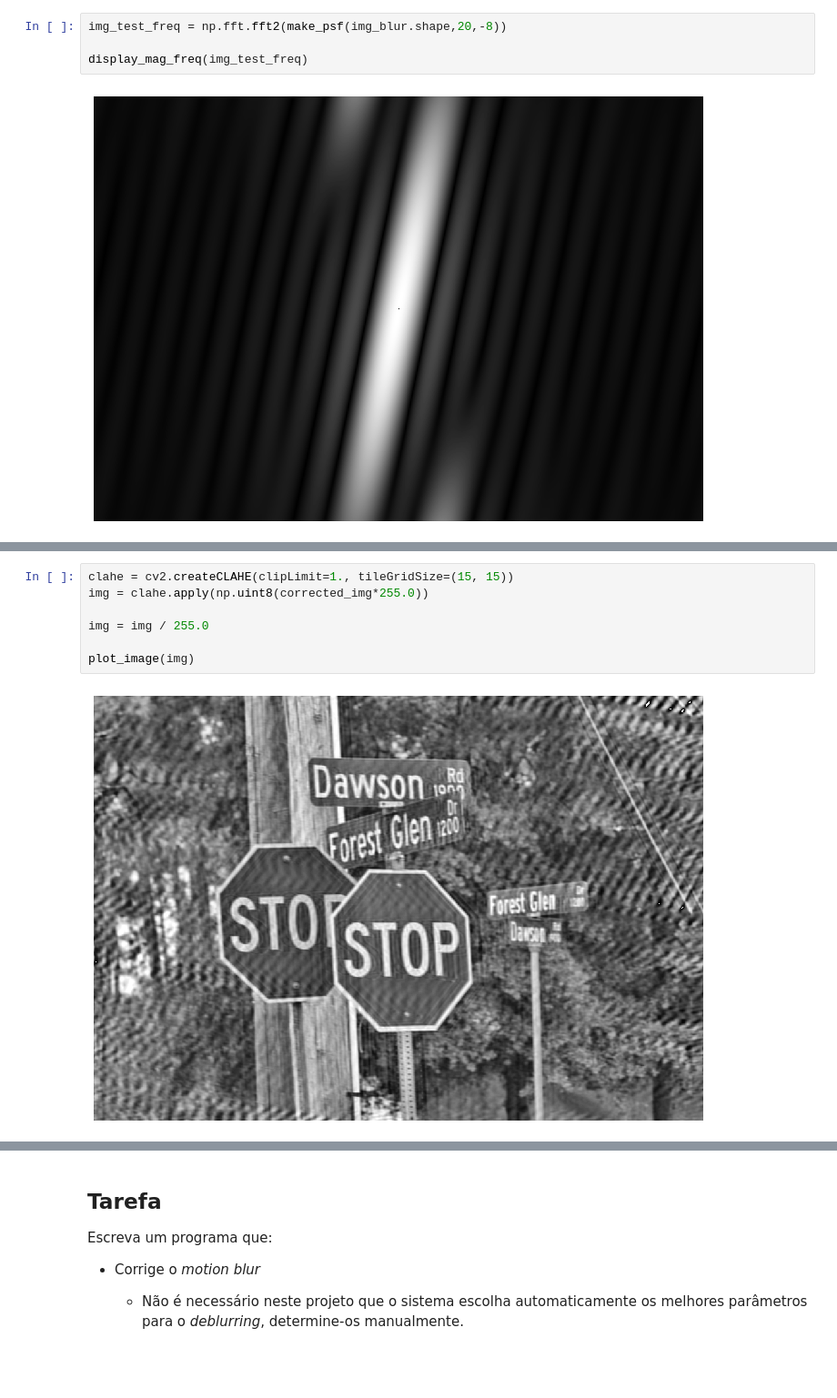
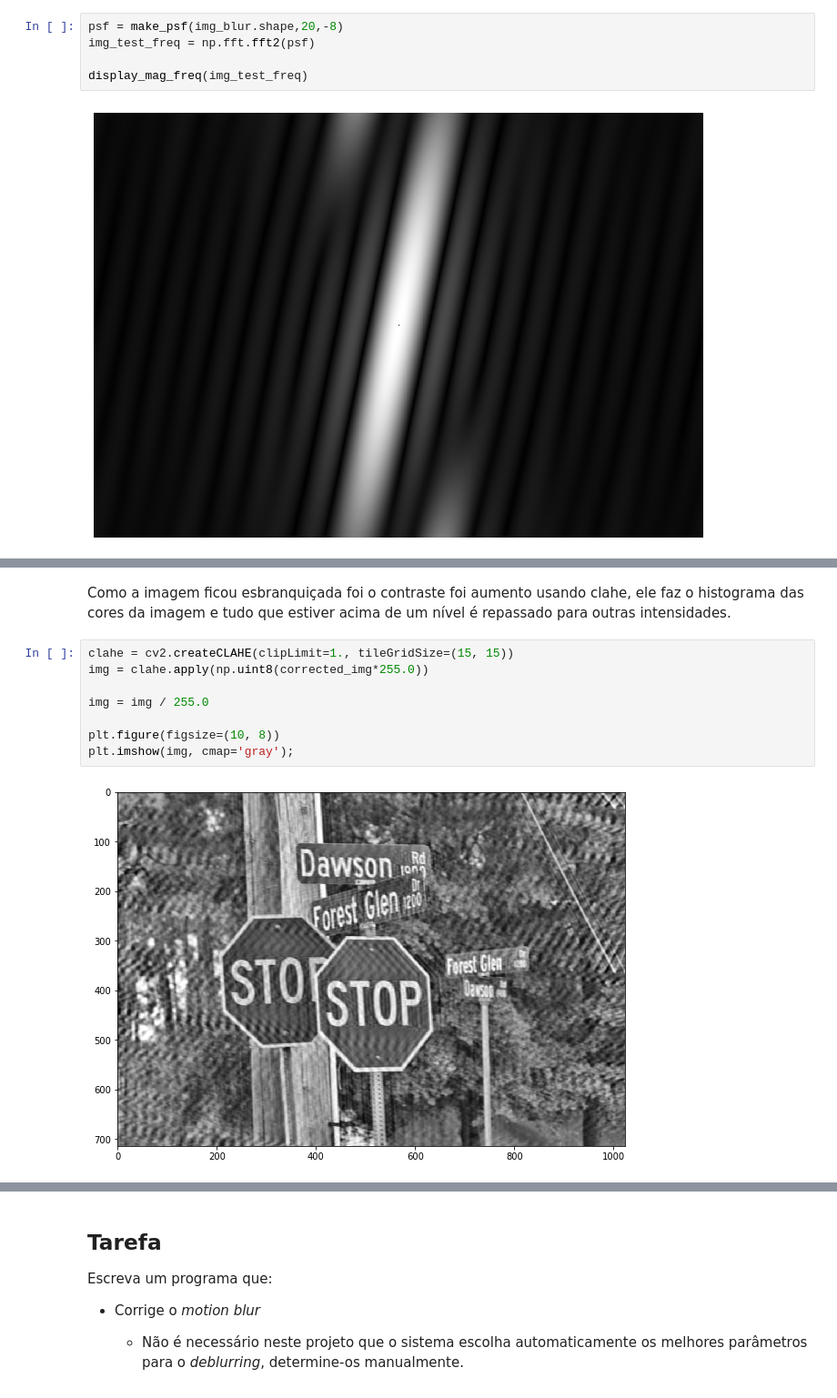
Before and after one commit to PauloTP/Visao_comp_2019, a Jupyter notebook: projeto1_2/Projeto 1-2.ipynb, the cells around one changed output, grey strips where cells are left out. Shown at 91% size. Saved outputs shown, nothing was run; the diff lists cells and outputs as text; blank space fills up the shorter version.

```diff
--- a/projeto1_2/Projeto 1-2.ipynb
+++ b/projeto1_2/Projeto 1-2.ipynb
@@ -38,5 +73,6 @@ display_mag_freq(img_test_freq)
 # %%
-img_test_freq = np.fft.fft2(make_psf(img_blur.shape,20,-8))
+psf = make_psf(img_blur.shape,20,-8)
+img_test_freq = np.fft.fft2(psf)
 
 display_mag_freq(img_test_freq)
 # %% [output]
@@ -90,11 +90,14 @@ plt.imshow(corrected_img, cmap='gray',vmin = 0,vmax=1);
 # %% [output]
 [figure]
+# %% [markdown]
+Como a imagem ficou esbranquiçada foi o contraste foi aumento usando clahe, ele faz o histograma das cores da imagem e tudo que estiver acima de um nível é repassado para outras intensidades.
 # %%
 clahe = cv2.createCLAHE(clipLimit=1., tileGridSize=(15, 15))
 img = clahe.apply(np.uint8(corrected_img*255.0))
 
 img = img / 255.0
 
-plot_image(img)
+plt.figure(figsize=(10, 8))
+plt.imshow(img, cmap='gray');
 # %% [output]
-[figure, old version]
+[figure, new version]
```
Also changed, not shown: parts of 11 cells of this notebook, 5 other files.
